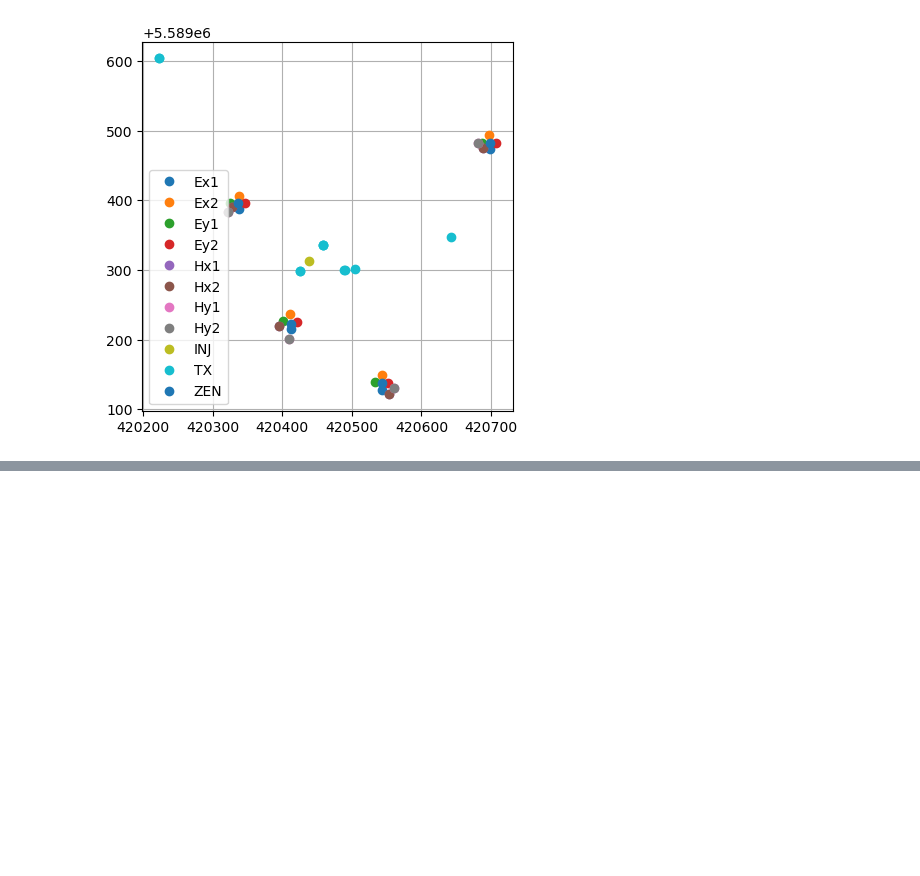
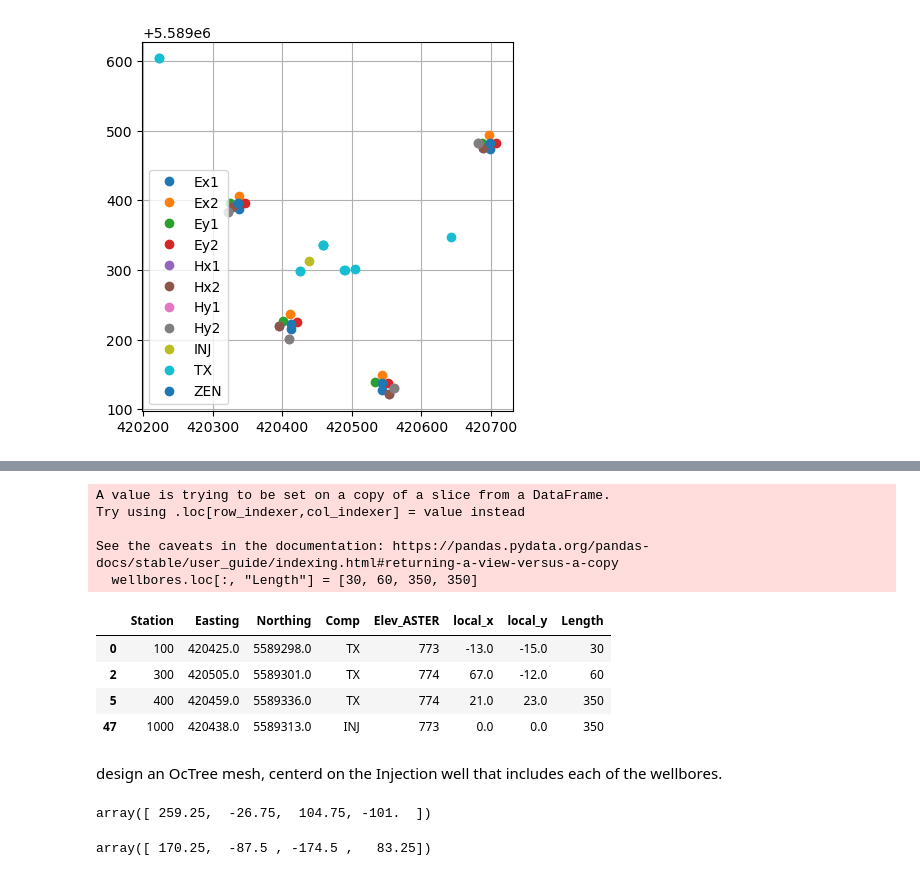
Before and after one commit to lheagy/2025-permeable-wells-cami, a Jupyter notebook: forward-3d.ipynb, the cells around one changed output, grey strips where cells are left out. Cells and saved outputs as stored; diff of their text form; code cells hidden in the pictures; blank space fills up the shorter version.

```diff
--- a/forward-3d.ipynb
+++ b/forward-3d.ipynb
@@ -140,0 +188,4 @@ ax.set_aspect(1)
+# %%
+wellbores = stations[(
+    stations["Station"].isin([100, 300, 400]) | (stations["Comp"] == "INJ")
+)]
@@ -140,0 +200,16 @@ ax.set_aspect(1)
+# %%
+wellbores.loc[:, "Length"] = [30, 60, 350, 350]
+wellbores
+# %% [output]
+A value is trying to be set on a copy of a slice from a DataFrame.
+Try using .loc[row_indexer,col_indexer] = value instead
+
+See the caveats in the documentation: https://pandas.pydata.org/pandas-docs/stable/user_guide/indexing.html#returning-a-view-versus-a-copy
+  wellbores.loc[:, "Length"] = [30, 60, 350, 350]
+|  | Station | Easting | Northing | Comp | Elev_ASTER | local_x | local_y | Length |
+| 0 | 100 | 420425.0 | 5589298.0 | TX | 773 | -13.0 | -15.0 | 30 |
+| 2 | 300 | 420505.0 | 5589301.0 | TX | 774 | 67.0 | -12.0 | 60 |
+| 5 | 400 | 420459.0 | 5589336.0 | TX | 774 | 21.0 | 23.0 | 350 |
+| 47 | 1000 | 420438.0 | 5589313.0 | INJ | 773 | 0.0 | 0.0 | 350 |
+# %% [markdown]
+design an OcTree mesh, centerd on the Injection well that includes each of the wellbores.
@@ -140,0 +218,10 @@ ax.set_aspect(1)
+# %%
+stations_x = np.array([stationsE[stationsE["Station"]==i]["local_x"].mean() for i in np.arange(1, 5)] )
+stations_x
+# %% [output]
+array([ 259.25,  -26.75,  104.75, -101.  ])
+# %%
+stations_y = np.array([stationsE[stationsE["Station"]==i]["local_y"].mean() for i in np.arange(1, 5)] )
+stations_y
+# %% [output]
+array([ 170.25,  -87.5 , -174.5 ,   83.25])
```
Also changed, not shown: parts of 41 cells of this notebook, 3 other files.
